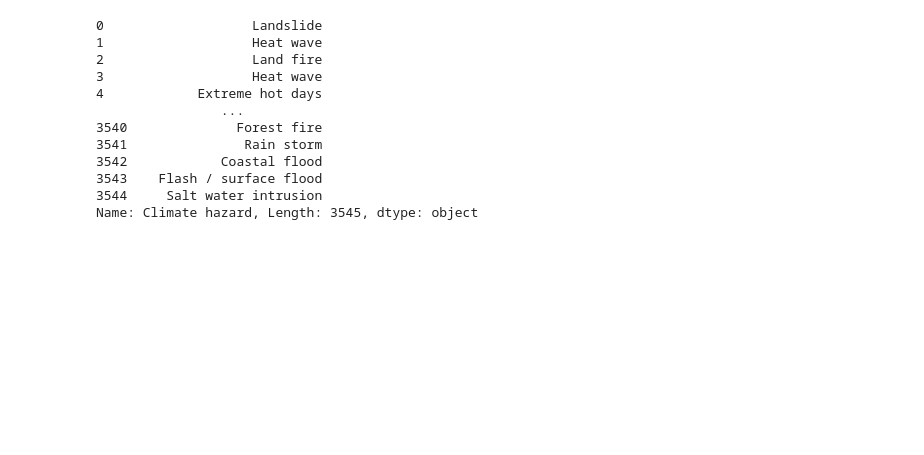
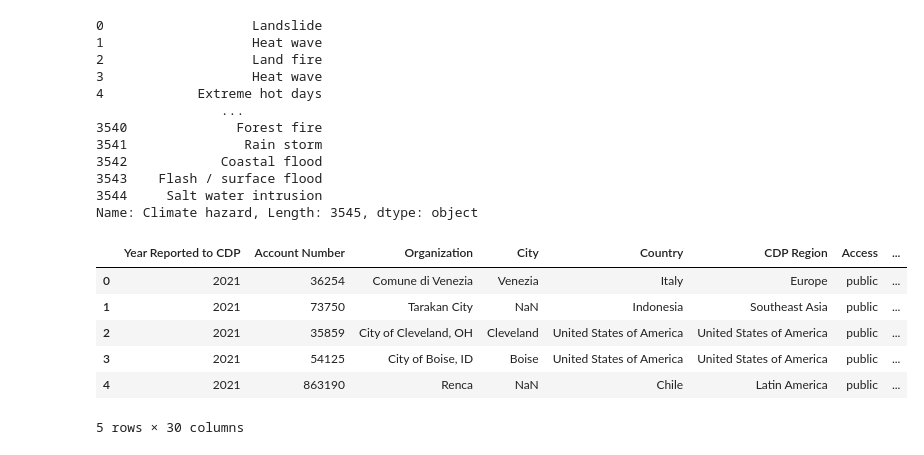
Before and after one commit to CMU-IDS-2022/final-project-atd-2, a Jupyter notebook: Cleanup.ipynb, the cells around one changed output. Saved outputs shown, nothing was run; the diff lists cells and outputs as text; code cells hidden in the pictures; blank space fills up the shorter version.

```diff
--- a/Cleanup.ipynb
+++ b/Cleanup.ipynb
@@ -338,3 +338,14 @@ cl.str.replace("[a-z0-9A-Z ]*> ", "")
 3543    Flash / surface flood
 3544     Salt water intrusion
 Name: Climate hazard, Length: 3545, dtype: object
+# %%
+df = pd.read_csv('./data/emmission.csv')
+df.head()
+# %% [output]
+|  | Year Reported to CDP | Account Number | Organization | City | Country | CDP Region | Access | ... |
+| 0 | 2021 | 36254 | Comune di Venezia | Venezia | Italy | Europe | public | ... |
+| 1 | 2021 | 73750 | Tarakan City | NaN | Indonesia | Southeast Asia | public | ... |
+| 2 | 2021 | 35859 | City of Cleveland, OH | Cleveland | United States of America | United States of America | public | ... |
+| 3 | 2021 | 54125 | City of Boise, ID | Boise | United States of America | United States of America | public | ... |
+| 4 | 2021 | 863190 | Renca | NaN | Chile | Latin America | public | ... |
+5 rows × 30 columns
```
Also changed, not shown: parts of 6 cells of this notebook, 2 other files.
